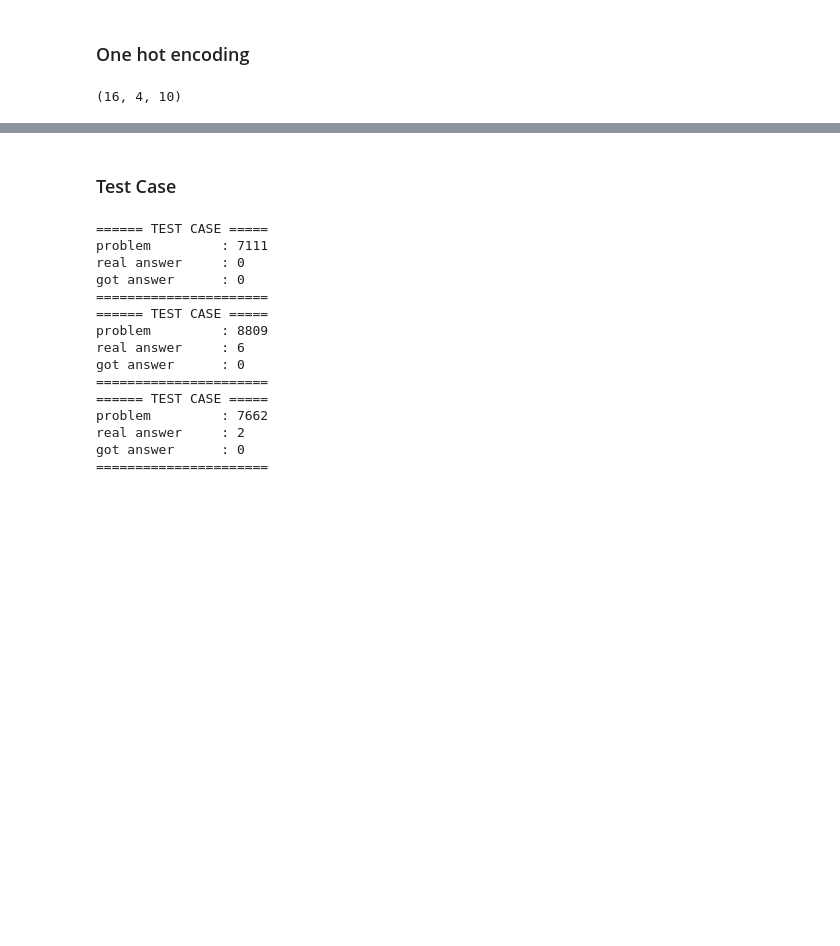
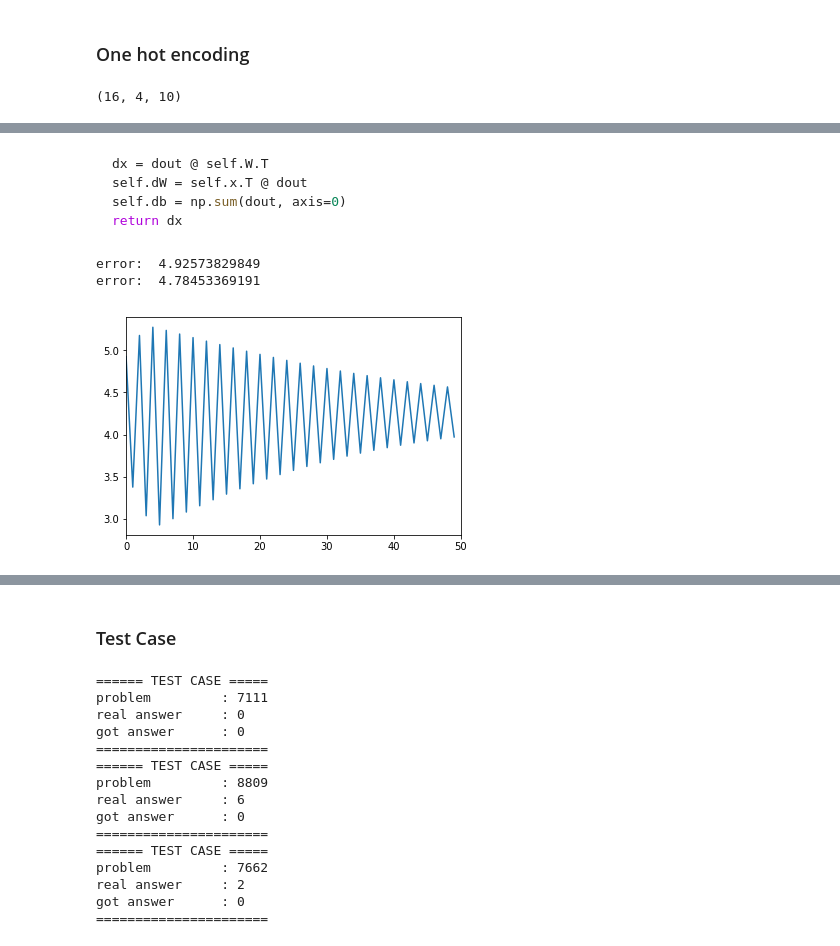
Before and after one commit to winterjung/study, a Jupyter notebook: Machine_Learning/2889 problem.ipynb, the cells around one changed output, grey strips where cells are left out. Cells and saved outputs as stored; diff of their text form; code cells hidden in the pictures; blank space fills up the shorter version.

````diff
--- a/Machine_Learning/2889 problem.ipynb
+++ b/Machine_Learning/2889 problem.ipynb
@@ -66,0 +77,56 @@ batch_size = 4
+# %%
+# Relu면 2, Sigmoid면 1
+scale = np.sqrt(1.0 / 40)
+W0 = scale * np.random.randn(40, 10)
+b0 = np.zeros(10)
+
+scale = np.sqrt(1.0 / 10)
+W1 = scale * np.random.randn(10, 1)
+b1 = np.zeros(1)
+
+error_history = []
+# %% [markdown]
+```python
+dx = dout @ self.W.T
+self.dW = self.x.T @ dout
+self.db = np.sum(dout, axis=0)
+return dx
+```
+# %%
+for i in range(50):
+    # forward propagation
+    A0 = X0 @ W0 + b0 # (16 x 40) @ (40 x 10)= (16 x 10)
+    Y1 = sigmoid(A0)  # (16 x 10)
+    Y2 = Y1 @ W1 + b1 # (16 x 10) @ (10 x 1) = (16 x 1)
+
+    # 예측한 것과 정답을 비교해 error를 산출
+    # E2 = Y - Y2
+    E2 = mean_squared_error(Y2, Y)
+    error_history.append(E2)
+    # 에러와 나아갈 방향을 곱한다
+    delta2 = E2 * Y2  # (16 x 1)
+
+    # 이부분이 바로 역전파 부분
+    # 히든레이어의 오차와 delta값을 정한다.
+    E1 = delta2 @ W1.T  # (16 x 1) @ (1 x 10) = (16 x 10)
+    delta1 = E1 * sigmoid_grad(Y1)  # (16 x 10)
+
+    # 갱신
+    W1 -= 0.01 * (Y1.T @ delta2)  # (10 x 16) @ (16 x 1) = (10 x 1)
+    W0 -= 0.01 * (X0.T @ delta1)  # (40 x 16) @ (16 x 10) = (40 x 10)
+    b1 -= 0.01 * 1 * np.sum(delta2, axis=0)
+    b0 -= 0.01 * 1 * np.sum(delta1, axis=0)
+    # print("W0 mean: ", W0.mean())
+    # print("W1 mean: ", W1.mean())
+    # print("b0 mean: ", b0.mean())
+    # print("b1 mean: ", b1.mean())
+# %% [output]
+error:  4.92573829849
+error:  4.78453369191
+# %%
+import matplotlib.pyplot as plt
+plt.plot(error_history)
+plt.xlim(0, 50)
+plt.show();
+# %% [output]
+[figure, added]
````
Also changed, not shown: parts of 6 cells of this notebook.
